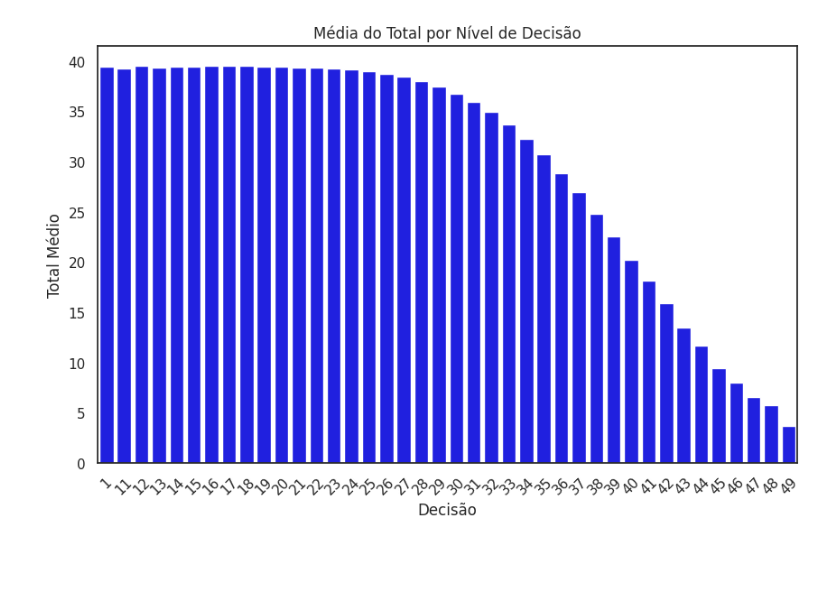
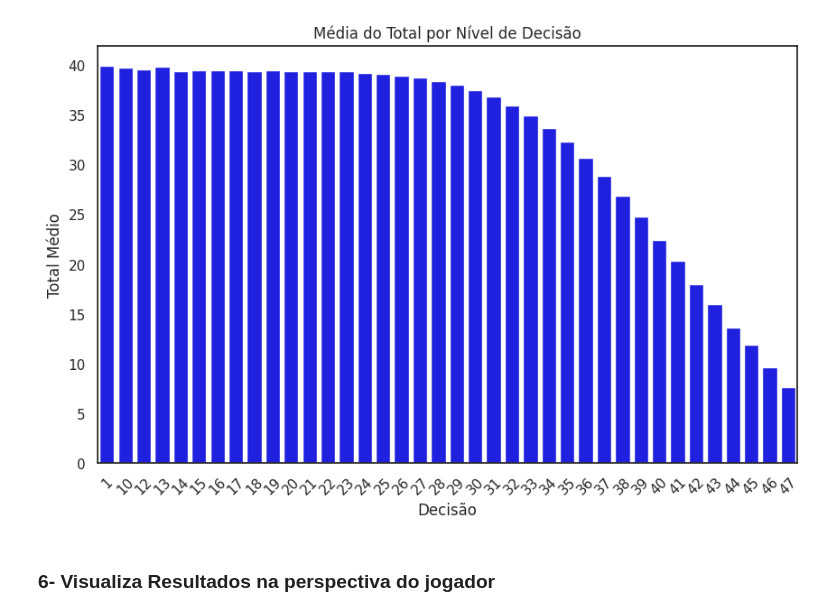
Before and after one commit to G-Cintra/Micro-3, a Jupyter notebook: Ultimato.ipynb, the cells around one changed output. Cells and saved outputs as stored; diff of their text form; code cells hidden in the pictures; blank space fills up the shorter version.

```diff
--- a/Ultimato.ipynb
+++ b/Ultimato.ipynb
@@ -53,9 +57,8 @@ for i in range(nrodadas):
 df_rodadas = pd.DataFrame(dados_rodadas)
 df = pd.concat([df, df_rodadas], axis=1)
 
-# Criar a coluna 'total' somando apenas valores maiores que 'decisao'
-colunas_rodada = [col for col in df.columns if col.startswith("rodada")]
-df['total'] = df[colunas_rodada].apply(lambda row: row[row > df.loc[row.name, 'decisao']].sum(), axis=1)/nrodadas
 
 #Exporta df para CSV
 df.to_csv('df.csv',index=False)
+
+df
@@ -130,0 +132,6 @@ plt.show()
+# %%
+# Criar a coluna 'total' somando apenas valores maiores que 'decisao'
+dfa = df.copy()
+colunas_rodada = [col for col in dfa.columns if col.startswith("rodada")]
+dfa['total'] = dfa[colunas_rodada].apply(lambda row: row[row >= dfa.loc[row.name, 'decisao']].sum(), axis=1)/nrodadas
+dfa
@@ -131,21 +152,21 @@ plt.show()
 # %%
-import seaborn as sns
-import matplotlib.pyplot as plt
-
-dfa = df[['decisao','total']].groupby('decisao').mean()
+#Gera gráfico
+dfa = dfa[['decisao','total']].groupby('decisao').mean()
 
 sns.set_theme(style="white")
 plt.figure(figsize=(10, 6))
 sns.barplot(x=dfa.index, y=dfa['total'], color="blue")
 
 plt.xlabel("Decisão")
 plt.ylabel("Total Médio")
 plt.title("Média do Total por Nível de Decisão")
 plt.xticks(rotation=45)
 
-#Salva image
+#Salva imagem
 plt.savefig('media-por-decisao.png', dpi=600)
 
 plt.show()
 # %% [output]
-[figure, old version]
+[figure, new version]
+# %% [markdown]
+### 6- Visualiza Resultados na perspectiva do jogador
```
Also changed, not shown: parts of 12 cells of this notebook, 5 other files.
